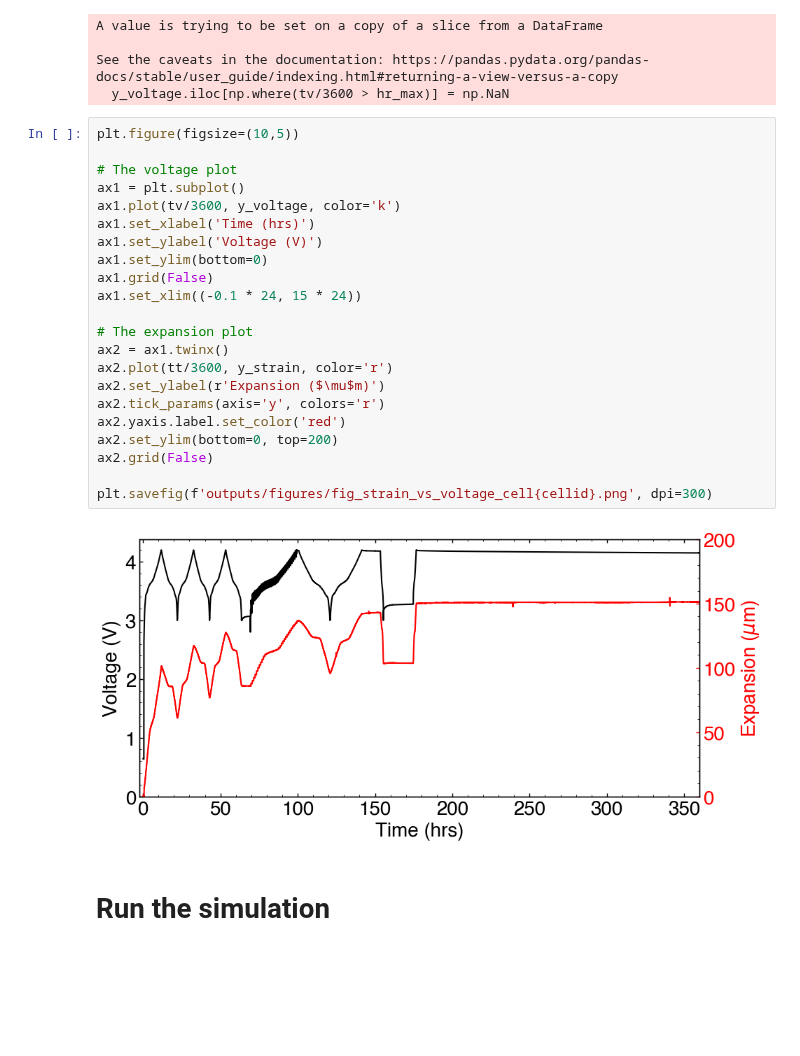
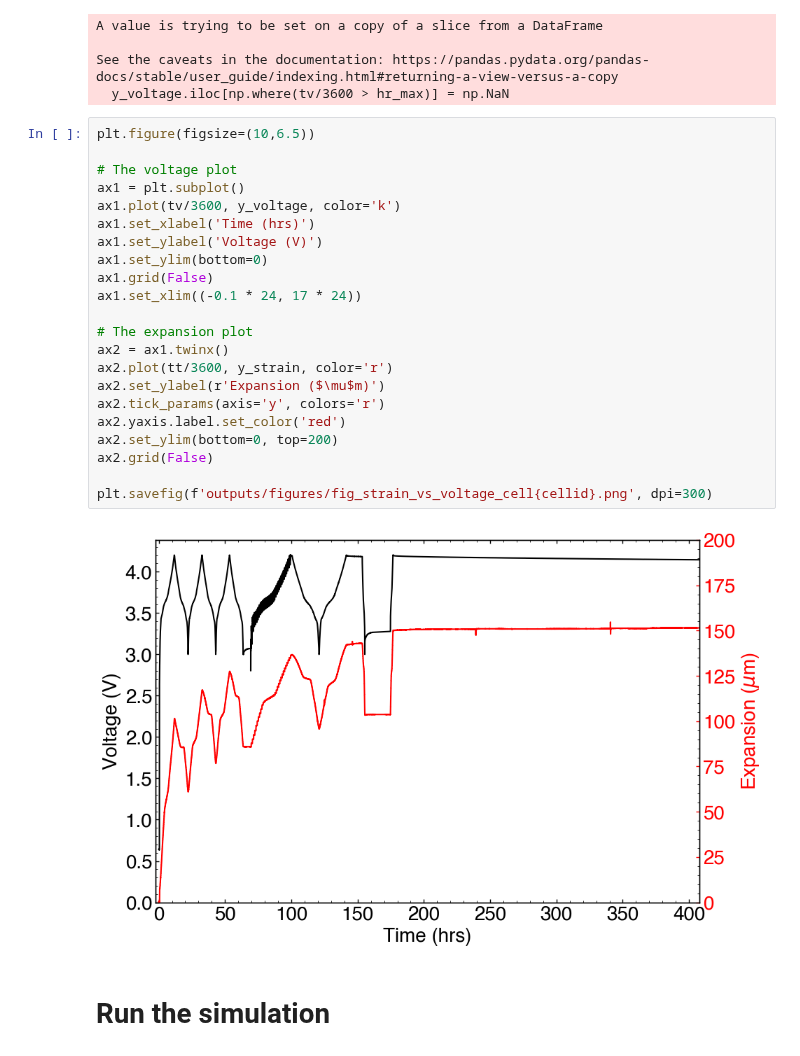
Before and after one commit to wengandrew/formation-modeling, a Jupyter notebook: notebooks/2023_05_09_fig_validation_1.ipynb, the cells around one changed output. Saved outputs shown, nothing was run; the diff lists cells and outputs as text; blank space fills up the shorter version.

Commit message:
Update OCP plot and validation plot

```diff
--- a/notebooks/2023_05_09_fig_validation_1.ipynb
+++ b/notebooks/2023_05_09_fig_validation_1.ipynb
@@ -101,29 +101,29 @@ A value is trying to be set on a copy of a slice from a DataFrame
 See the caveats in the documentation: https://pandas.pydata.org/pandas-docs/stable/user_guide/indexing.html#returning-a-view-versus-a-copy
   y_voltage.iloc[np.where(tv/3600 > hr_max)] = np.NaN
 # %%
-plt.figure(figsize=(10,5))
+plt.figure(figsize=(10,6.5))
 
 # The voltage plot
 ax1 = plt.subplot()
 ax1.plot(tv/3600, y_voltage, color='k')
 ax1.set_xlabel('Time (hrs)')
 ax1.set_ylabel('Voltage (V)')
 ax1.set_ylim(bottom=0)
 ax1.grid(False)
-ax1.set_xlim((-0.1 * 24, 15 * 24))
+ax1.set_xlim((-0.1 * 24, 17 * 24))
 
 # The expansion plot
 ax2 = ax1.twinx()
 ax2.plot(tt/3600, y_strain, color='r')
 ax2.set_ylabel(r'Expansion ($\mu$m)')
 ax2.tick_params(axis='y', colors='r')
 ax2.yaxis.label.set_color('red')
 ax2.set_ylim(bottom=0, top=200)
 ax2.grid(False)
 
 plt.savefig(f'outputs/figures/fig_strain_vs_voltage_cell{cellid}.png', dpi=300)
 # %% [output]
-[figure, old version]
+[figure, new version]
 # %% [markdown]
 # Run the simulation
 # %%
```
Also changed, not shown: parts of 7 cells of this notebook, 1 other file.
